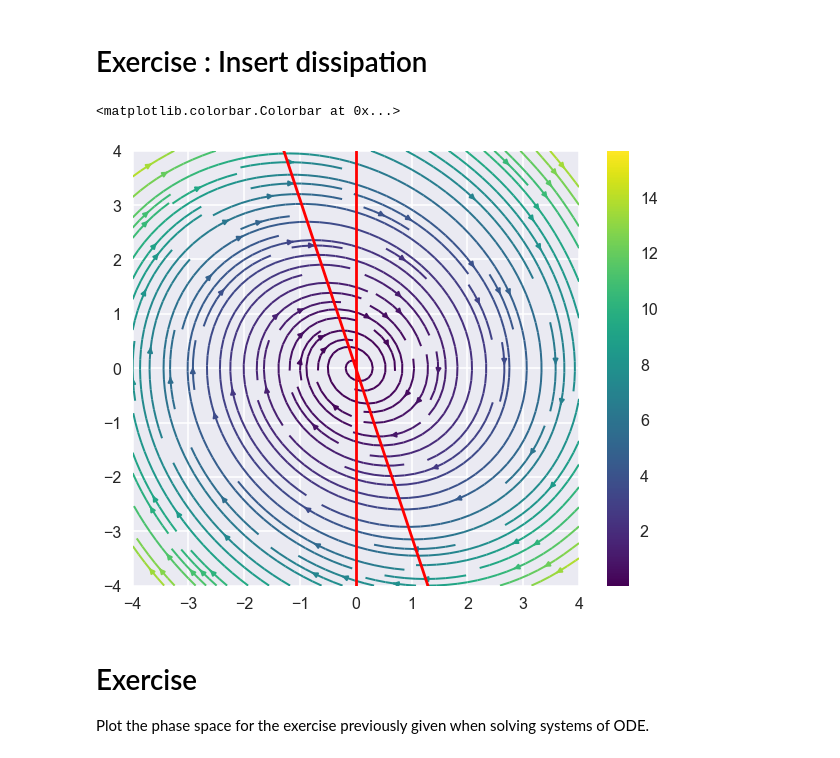
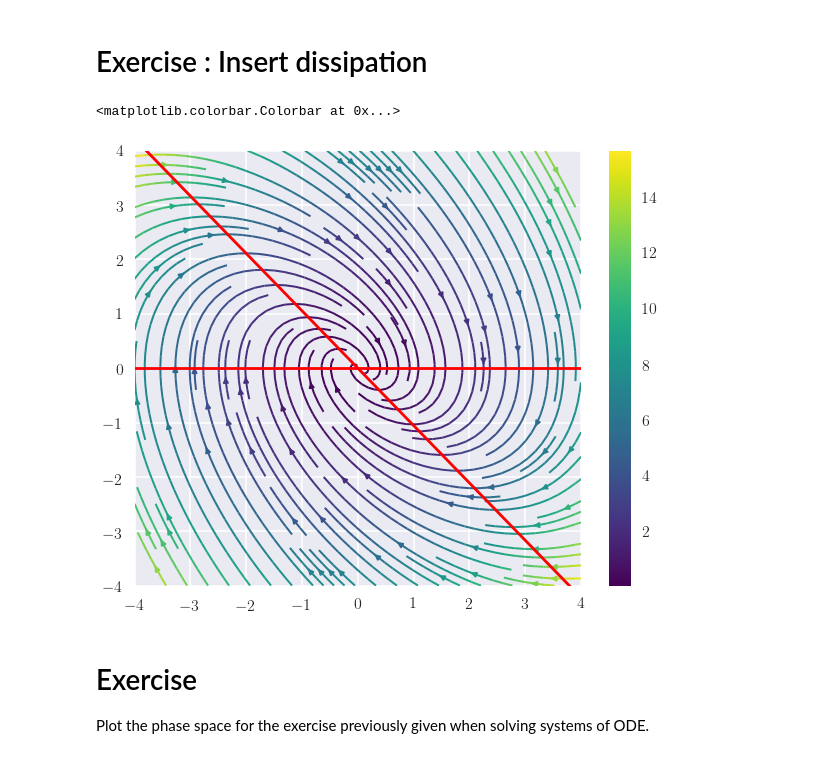
Before and after one commit to iluvatar1/ModelingToolsEngineering, a Jupyter notebook: 06-PhaseSpace-EigenValues/03-PhaseSpace.ipynb, the cells around one changed output. Saved outputs shown, nothing was run; the diff lists cells and outputs as text; code cells hidden in the pictures.

```diff
--- a/06-PhaseSpace-EigenValues/03-PhaseSpace.ipynb
+++ b/06-PhaseSpace-EigenValues/03-PhaseSpace.ipynb
@@ -176,7 +177,7 @@ from scipy.integrate import solve_ivp
 np.random.seed(0)
 # For nice figures
 import matplotlib.pyplot as plt
-plt.rcParams['text.usetex']=True # Use latex
+#plt.rcParams['text.usetex']=True # Use latex
 import matplotlib.cm as cm # To manage a color map
 import seaborn as sns
 sns.set()
@@ -361,40 +362,41 @@ sns.set_context('poster')
 
 # global parameters
 W = 0.98 # angular frequency
-B = 0.31
+B = 0.91
 
 # function to return the derivatives
 def derivatives(state, t=0):
     """
     This function returns the derivatives of the state vector
     state : a vector with the current values of the state variables
     t : time, needed for the odeint solver
     """
     xd  = state[1]
     xdd = -W*W*((state[0])) - B*state[1]
     #xdd = -W*W*(np.sin(state[0]))
     #xdd = -W*W*((state[0])**3)
     return [xd, xdd]
 
 N = 30
 MIN = -4.0
 MAX = 4.0
 X, Y = np.meshgrid(np.linspace(MIN, MAX, N), np.linspace(MIN, MAX, N))
 DX, DY = derivatives([X, Y])
 E = 0.5*X*X + 0.5*W*W*Y*Y
 
 fig = plt.figure(figsize=(10,8))
 #ax.quiver(X, Y, DX, DY, M, pivot='mid')
 #ax.quiver(X, Y, DX, DY)
 plt.streamplot(X, Y, DX, DY, color=E, density=[1.5, 1.5], linewidth=2, cmap='viridis')
 xdata=np.linspace(-4, 4, 100)
 plt.plot(xdata, -W*W*xdata/B, color='red')
 plt.ylim([-4, 4])
-plt.axvline(x=0.0, color='red')
+#plt.axvline(x=0.0, color='red')
+plt.plot(xdata, np.zeros_like(xdata), color='red')
 plt.colorbar()
 # %% [output]
 <matplotlib.colorbar.Colorbar at 0x...>
-[figure, old version]
+[figure, new version]
 # %% [markdown]
 # Exercise
 Plot the phase space for the exercise previously given when solving systems of ODE.
```
Also changed, not shown: parts of 3 cells of this notebook, 1 other file.
